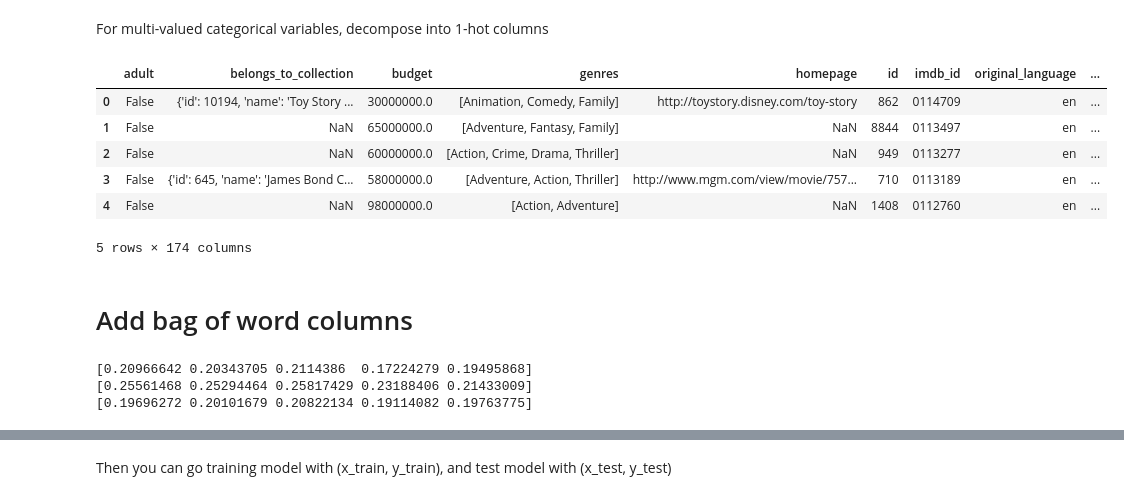
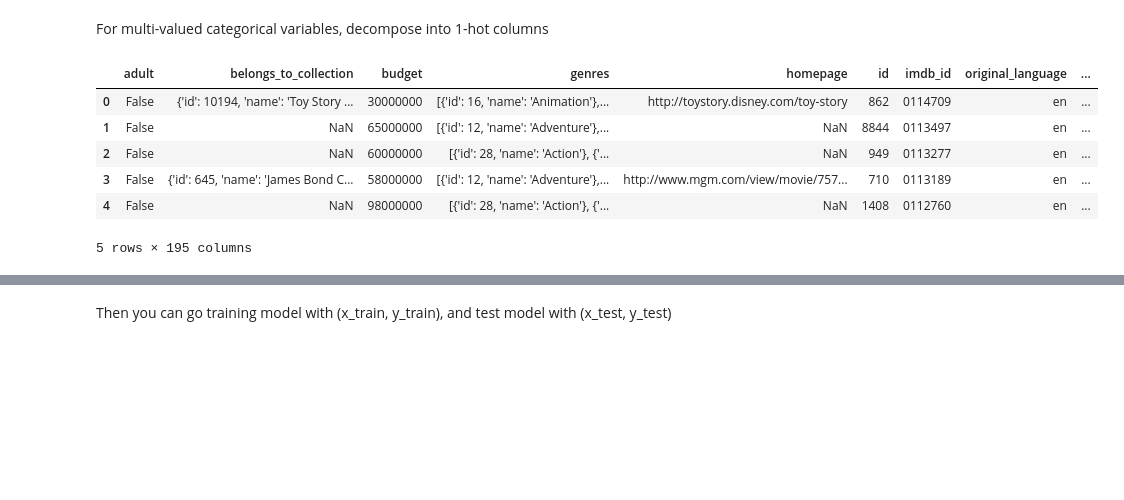
Before and after one commit to Jacobzzz0522/3u3-Project-2, a Jupyter notebook: project 2 Mark.ipynb, the cells around one changed output, grey strips where cells are left out. Cells and saved outputs as stored; diff of their text form; code cells hidden in the pictures; blank space fills up the shorter version.

```diff
--- a/project 2 Mark.ipynb
+++ b/project 2 Mark.ipynb
@@ -166,6 +186,6 @@ Ignoring `production_companies` because there are more unique values than there
 # %%
-df_movies['spoken_languages']=df_movies['spoken_languages'].apply(eval).apply(lambda l: [x['name'] for x in l])
-df_movies['genres']=df_movies['genres'].apply(eval).apply(lambda l: [x['name'] for x in l])
-df_movies['production_countries']=df_movies['production_countries'].apply(eval).apply(lambda l: [x['name'] for x in l])
+df_movies['spoken_language_iso']=df_movies['spoken_languages'].apply(eval).apply(lambda l: [x['iso_639_1'] for x in l])
+df_movies['genre_names']=df_movies['genres'].apply(eval).apply(lambda l: [x['name'] for x in l])
+df_movies['country_names']=df_movies['production_countries'].apply(eval).apply(lambda l: [x['name'] for x in l])
 # %%
 genres = set()
@@ -200,53 +220,34 @@ len(production_countries)
 For multi-valued categorical variables, decompose into 1-hot columns
 # %%
 categorical_vars = {
-    'genres': genres,
-    'spoken_languages': spoken_languages,
-    'production_countries': production_countries
+    'genre_names': genres,
+    'spoken_language_iso': spoken_languages,
+    'country_names': production_countries
 }
-onehot_cols = []
+onehot_dict = {}
 for varname, values in categorical_vars.items():
     for var in values:
-        varcol = varname+'_'+var
-        onehot_cols.append(varcol)
-        df_movies[varcol]=0
+        colname = varname+'_'+var
+        varcol = np.zeros(len(df_movies), dtype=int)
+        onehot_dict[colname]=varcol
+        varcol[:]=0
         has_var = df_movies[varname].apply(lambda l: var in l)
-        df_movies.loc[has_var, varcol]=1
+        varcol[has_var]=1
 
-genre_cols = [col for col in onehot_cols if 'genre' in col]
-cntry_cols = [col for col in onehot_cols if 'countries' in col]
-lang_cols = [col for col in onehot_cols if 'spoken' in col]
+genre_cols = [col for col in onehot_dict if 'genre' in col]
+cntry_cols = [col for col in onehot_dict if 'countr' in col]
+lang_cols = [col for col in onehot_dict if 'spoken' in col]
+onehot_df = pd.DataFrame(onehot_dict)
+onehot_cols = onehot_df.columns.tolist()
+df_movies = pd.concat([df_movies, onehot_df], axis=1)
+# pd.concat([df_movies, onehot_df])
 
 df_movies.head()
 # %% [output]
 |  | adult | belongs_to_collection | budget | genres | homepage | id | imdb_id | original_language | ... |
-| 0 | False | {'id': 10194, 'name': 'Toy Story ... | 30000000.0 | [Animation, Comedy, Family] | http://toystory.disney.com/toy-story | 862 | 0114709 | en | ... |
-| 1 | False | NaN | 65000000.0 | [Adventure, Fantasy, Family] | NaN | 8844 | 0113497 | en | ... |
-| 2 | False | NaN | 60000000.0 | [Action, Crime, Drama, Thriller] | NaN | 949 | 0113277 | en | ... |
-| 3 | False | {'id': 645, 'name': 'James Bond C... | 58000000.0 | [Adventure, Action, Thriller] | http://www.mgm.com/view/movie/757... | 710 | 0113189 | en | ... |
-| 4 | False | NaN | 98000000.0 | [Action, Adventure] | NaN | 1408 | 0112760 | en | ... |
+| 0 | False | {'id': 10194, 'name': 'Toy Story ... | 30000000 | [{'id': 16, 'name': 'Animation'},... | http://toystory.disney.com/toy-story | 862 | 0114709 | en | ... |
+| 1 | False | NaN | 65000000 | [{'id': 12, 'name': 'Adventure'},... | NaN | 8844 | 0113497 | en | ... |
+| 2 | False | NaN | 60000000 | [{'id': 28, 'name': 'Action'}, {'... | NaN | 949 | 0113277 | en | ... |
+| 3 | False | {'id': 645, 'name': 'James Bond C... | 58000000 | [{'id': 12, 'name': 'Adventure'},... | http://www.mgm.com/view/movie/757... | 710 | 0113189 | en | ... |
+| 4 | False | NaN | 98000000 | [{'id': 28, 'name': 'Action'}, {'... | NaN | 1408 | 0112760 | en | ... |
-5 rows × 174 columns
+5 rows × 195 columns
-# %% [markdown]
-# Add bag of word columns
-# %%
-from sklearn.feature_extraction.text import CountVectorizer
-from sklearn.model_selection import cross_validate
-from sklearn.naive_bayes import BernoulliNB
-vectorizer = CountVectorizer(stop_words='english')
-
-stemmer = PorterStemmer()
-df_movies['keyword_str'] = df_movies['keywords'].apply(eval).apply(lambda l: ' '.join(x['name'] for x in l))
-word_columns = ["overview", "keyword_str", "tagline"]
-stemmed_cols = []
-for col in word_columns:
-    stemmed_col = df_movies[col].apply(lambda s: ' '.join([stemmer.stem(w) for w in s.split()]) if type(s) is str else np.nan)
-
-    bnb = BernoulliNB()
-    bow = vectorizer.fit_transform(stemmed_col.dropna())
-    y = df_movies['bechdel_score'].loc[stemmed_col.dropna().index]
-    print(cross_validate(estimator=bnb, X=bow, y=y, scoring='f1_macro')['test_score'])
-    # print(stemmed_col.head())
-# %% [output]
-[0.20966642 0.20343705 0.2114386  0.17224279 0.19495868]
-[0.25561468 0.25294464 0.25817429 0.23188406 0.21433009]
-[0.19696272 0.20101679 0.20822134 0.19114082 0.19763775]
```
Also changed, not shown: parts of 38 cells of this notebook, 5 other files.
